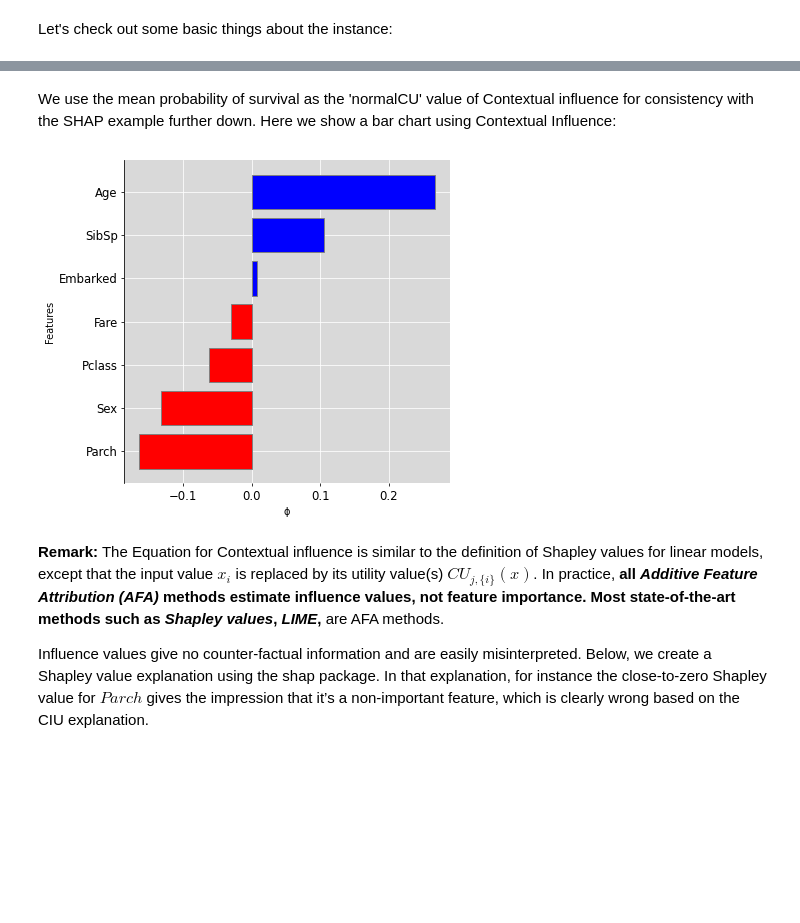
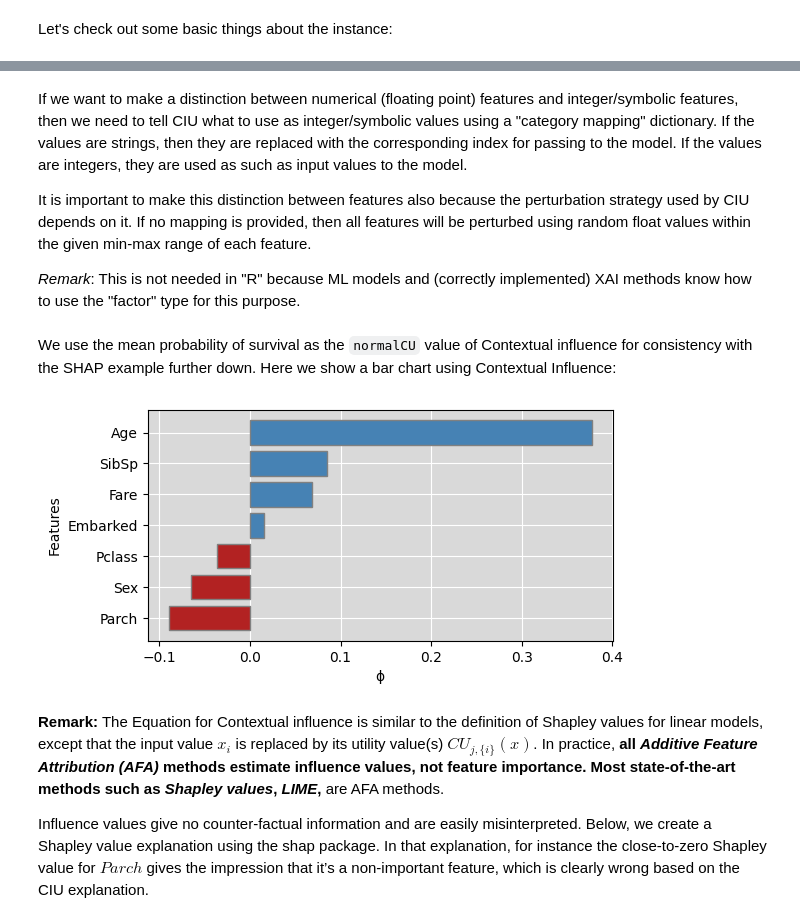
Before and after one commit to KaryFramling/py-ciu, a Jupyter notebook: README_notebook.ipynb, the cells around one changed output, grey strips where cells are left out. Cells and saved outputs as stored; diff of their text form; code cells hidden in the pictures; blank space fills up the shorter version.

```diff
--- a/README_notebook.ipynb
+++ b/README_notebook.ipynb
@@ -285,18 +269,27 @@ The estimated probability of survival is 0.50.
 (712, 2)
 The mean probability of survival in the training set is 0.41.
+# %% [markdown]
+If we want to make a distinction between numerical (floating point) features and integer/symbolic features, then we need to tell CIU what to use as integer/symbolic values using a "category mapping" dictionary. If the values are strings, then they are replaced with the corresponding index for passing to the model. If the values are integers, they are used as such as input values to the model.
+
+It is important to make this distinction between features also because the perturbation strategy used by CIU depends on it. If no mapping is provided, then all features will be perturbed using random float values within the given min-max range of each feature.
+
+*Remark*: This is not needed in "R" because ML models and (correctly implemented) XAI methods know how to use the "factor" type for this purpose.
+# %%
+category_mapping = {
+    'Sex': ['female','male'],
+    'Pclass': list(range(max(data.Pclass))),
+    'SibSp': list(range(max(data.SibSp))),
+    'Parch': list(range(max(data.Parch))),
+    'Embarked': ["Belfast","Cherbourg","Queenstown","Southampton"]
+}
 # %% [markdown]
-We use the mean probability of survival as the 'normalCU' value of Contextual influence for consistency with the SHAP example further down. Here we show a bar chart using Contextual Influence:
+We use the mean probability of survival as the `normalCU` value of Contextual influence for consistency with the SHAP example further down. Here we show a bar chart using Contextual Influence:
-# %%
-ciu_titanic = determine_ciu(
-    new_passenger,
-    model.predict_proba,
-    train.to_dict('list'),
-    samples = 1000,
-    prediction_index = 1
-)
-ciu_titanic.plot_ciu(use_influence=True, neutralCU=mean_surv_prob)
-# %% [output]
-[figure, removed]
+# %%
+CIU_titanic = ciu.CIU(model.predict_proba, ['No', 'Yes'], data=train, category_mapping=category_mapping)
+CIUres = CIU_titanic.explain(new_passenger, output_ind=1, neutralCU=mean_surv_prob)
+CIU_titanic.plot_influence(CIUres, figsize=(6,3))
+# %% [output]
+[figure, added]
 # %% [markdown]
 **Remark:** The Equation for Contextual influence is similar to the
 definition of Shapley values for linear models, except that the input
```
Also changed, not shown: parts of 42 cells of this notebook.
